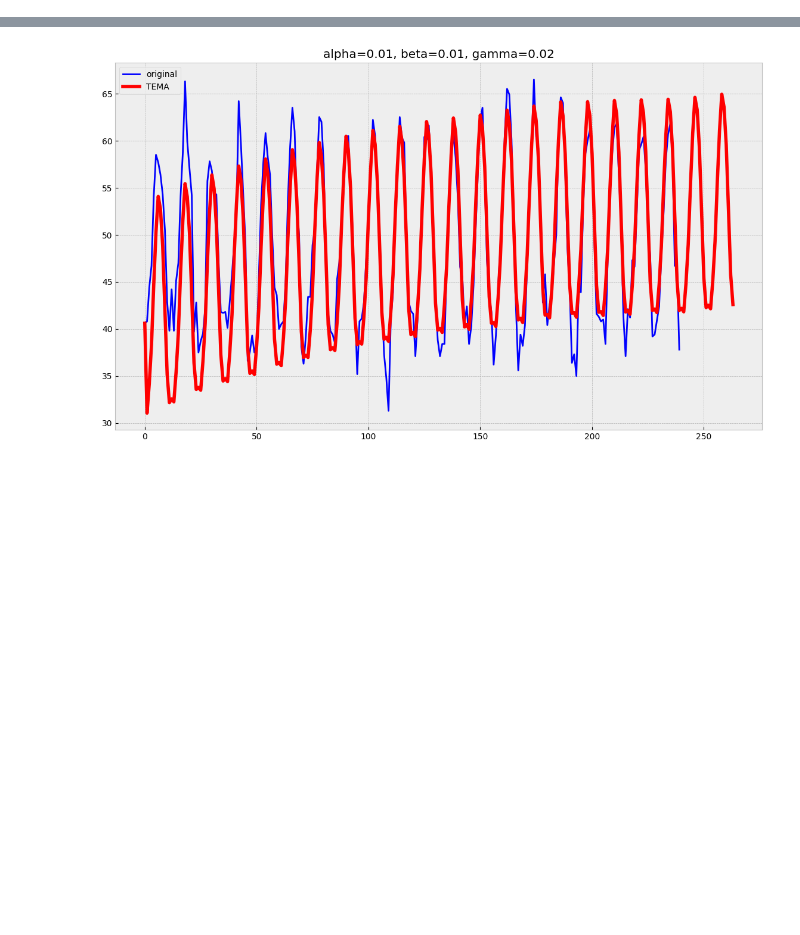
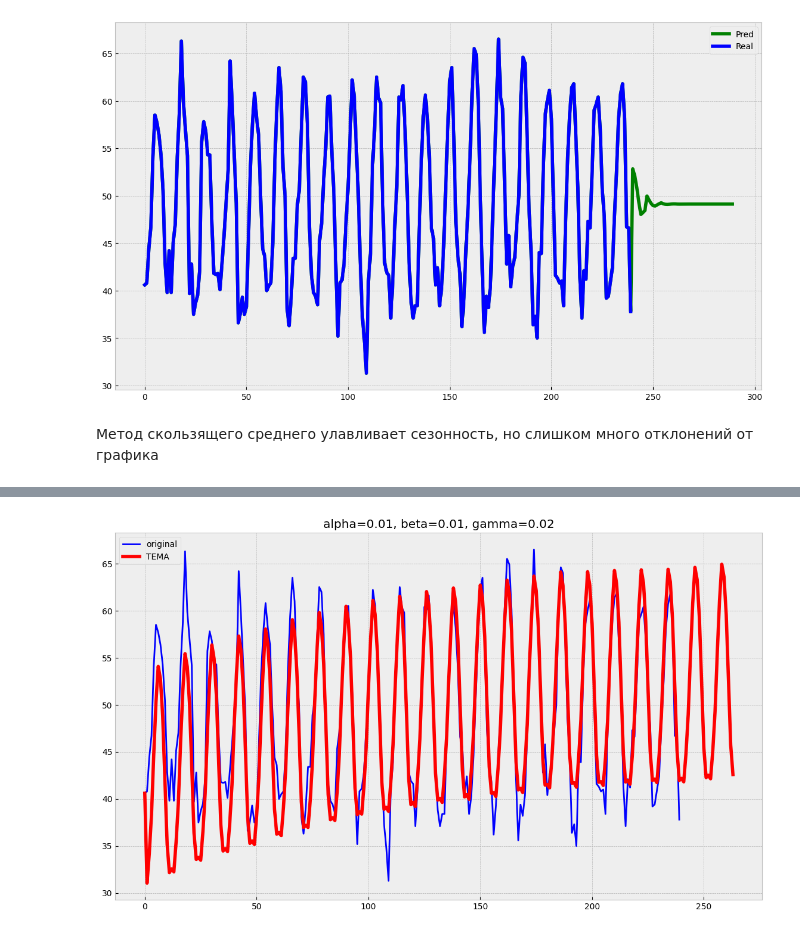
Before and after one commit to Aleksandra2412/portfolio, a Jupyter notebook: timeseries2.ipynb, the cells around one changed output, grey strips where cells are left out. Cells and saved outputs as stored; diff of their text form; code cells hidden in the pictures; blank space fills up the shorter version.

```diff
--- a/timeseries2.ipynb
+++ b/timeseries2.ipynb
@@ -12,0 +30,18 @@ series1 = pd.read_csv("mean-monthly-air-temperature-deg.csv")['Deg']
+# %%
+def predict(series, N, n_pred):
+    new_series = series.copy()
+    for _ in range(n_pred):
+        new_series = new_series.append(pd.Series([new_series[-N:].mean()]), ignore_index=True)
+    return new_series
+# %%
+series_pred = predict(series1, 7, 50)
+# %%
+with plt.style.context('bmh'):
+    plt.figure(figsize=(14, 8))
+    plt.plot(series_pred, color='green', linewidth='4', label='Pred')
+    plt.plot(series1, color='blue', linewidth='4', label='Real')
+    plt.legend()
+# %% [output]
+[figure, added]
+# %% [markdown]
+Метод скользящего среднего улавливает сезонность, но слишком много отклонений от графика
```
Also changed, not shown: parts of 45 cells of this notebook, 15 other files.
